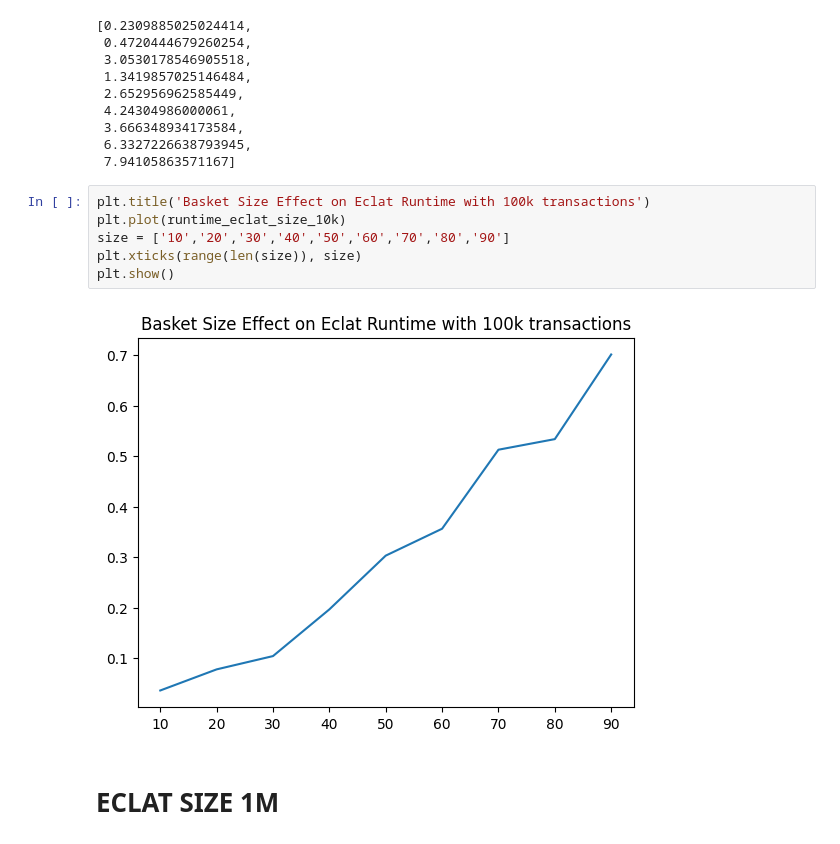
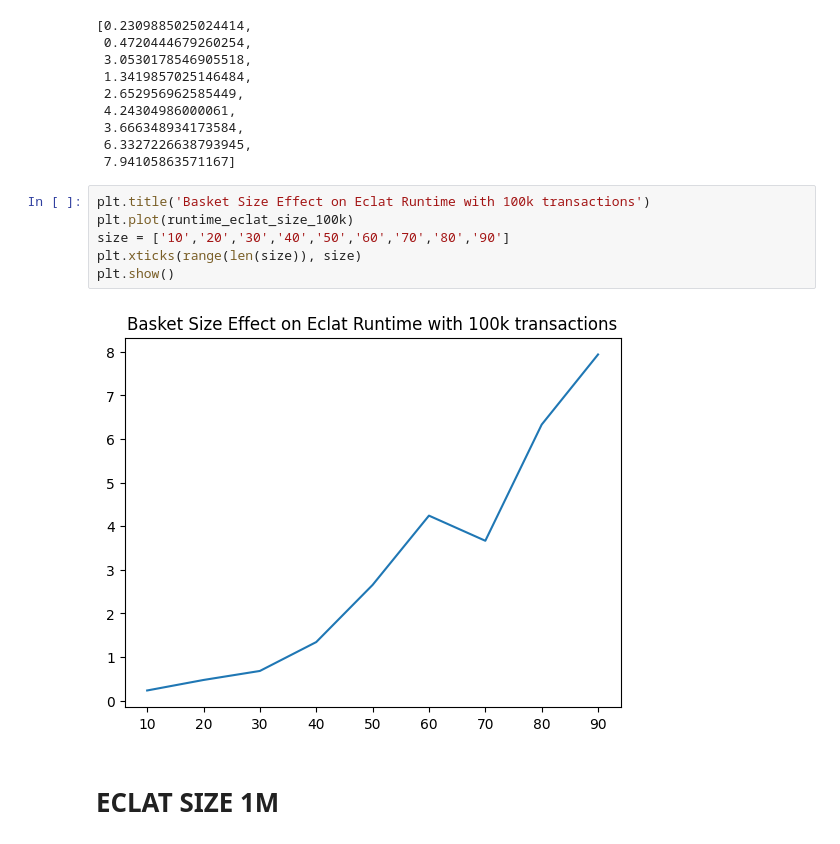
Before and after one commit to NicoloAvesani/Finding-Frequent-Itemsets-, a Jupyter notebook: MINING_PROJECT_APRIORI_ECLAT_FPGROWTH.ipynb, the cells around one changed output. Cells and saved outputs as stored; diff of their text form.

Commit message:
Fixed error in Eclat plot 100k size

```diff
--- a/MINING_PROJECT_APRIORI_ECLAT_FPGROWTH.ipynb
+++ b/MINING_PROJECT_APRIORI_ECLAT_FPGROWTH.ipynb
@@ -1921,12 +1921,12 @@ runtime_eclat_size_100k
  7.94105863571167]
 # %%
 plt.title('Basket Size Effect on Eclat Runtime with 100k transactions')
-plt.plot(runtime_eclat_size_10k)
+plt.plot(runtime_eclat_size_100k)
 size = ['10','20','30','40','50','60','70','80','90']
 plt.xticks(range(len(size)), size)
 plt.show()
 # %% [output]
-[figure, old version]
+[figure, new version]
 # %% [markdown]
 # ECLAT SIZE 1M
 # %%
```
Also changed, not shown: parts of 2 cells of this notebook.
